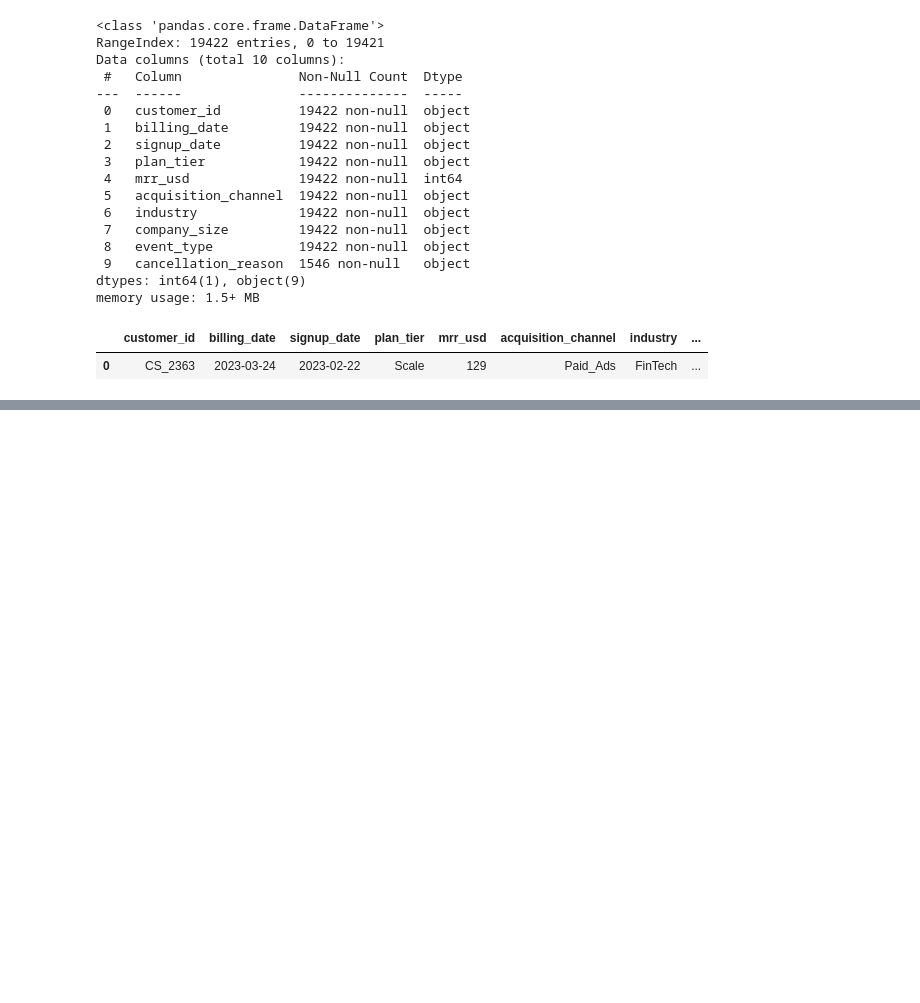
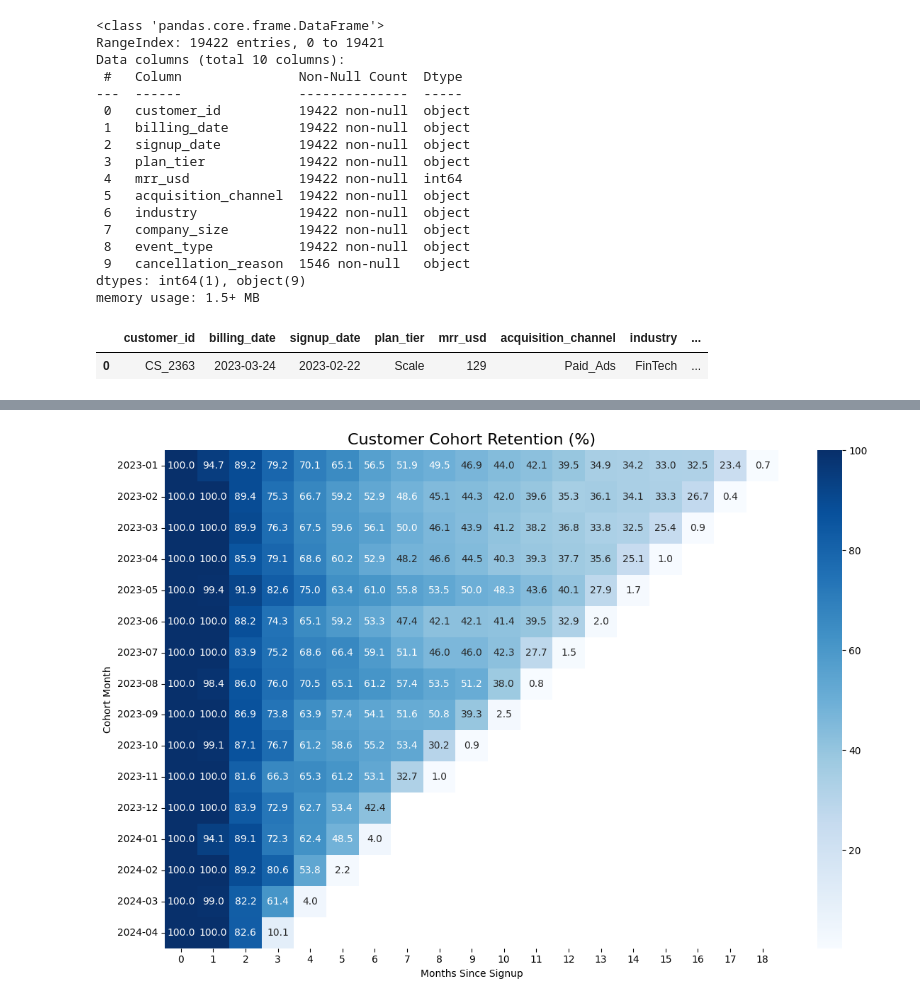
Before and after one commit to banerjee109/Infotact-Project-2, a Jupyter notebook: cohort_retention_cltv_analysis_project.ipynb, the cells around one changed output, grey strips where cells are left out. Saved outputs shown, nothing was run; the diff lists cells and outputs as text; code cells hidden in the pictures; blank space fills up the shorter version.

```diff
--- a/cohort_retention_cltv_analysis_project.ipynb
+++ b/cohort_retention_cltv_analysis_project.ipynb
@@ -229,0 +272,22 @@ df.shape
+# %%
+import pandas as pd
+import seaborn as sns
+import matplotlib.pyplot as plt
+
+# Ensure datetime
+df["signup_date"] = pd.to_datetime(df["signup_date"])
+df["billing_date"] = pd.to_datetime(df["billing_date"])
+
+# Cohort Month (Month of Signup)
+df["cohort_month"] = df["signup_date"].dt.to_period("M")
+
+# Billing Month
+df["billing_month"] = df["billing_date"].dt.to_period("M")
+
+# Cohort Index
+df["cohort_index"] = ((df["billing_month"].dt.year - df["cohort_month"].dt.year) * 12+ (df["billing_month"].dt.month - df["cohort_month"].dt.month))
+
+# Cohort Table (Retained Users)
+cohort_data = (df.groupby(["cohort_month", "cohort_index"])["customer_id"].nunique().reset_index())
+cohort_matrix = cohort_data.pivot(index="cohort_month",columns="cohort_index",values="customer_id")
+cohort_matrix
@@ -229,0 +313,3 @@ df.shape
+# %%
+retention_matrix = cohort_matrix.divide(cohort_matrix[0], axis=0) * 100
+retention_matrix.round(2)
@@ -229,0 +335,10 @@ df.shape
+# %%
+plt.figure(figsize=(12,8))
+sns.heatmap(retention_matrix,annot=True,fmt=".1f",cmap="Blues")
+plt.title("Customer Cohort Retention (%)", fontsize=16)
+plt.xlabel("Months Since Signup")
+plt.ylabel("Cohort Month")
+plt.tight_layout()
+plt.show()
+# %% [output]
+[figure, added]
```
Also changed, not shown: parts of 9 cells of this notebook.
